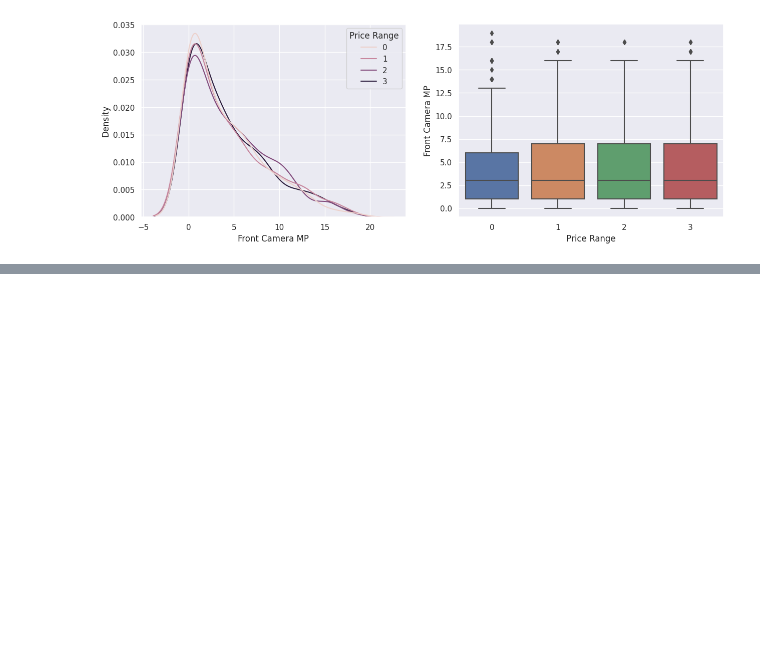
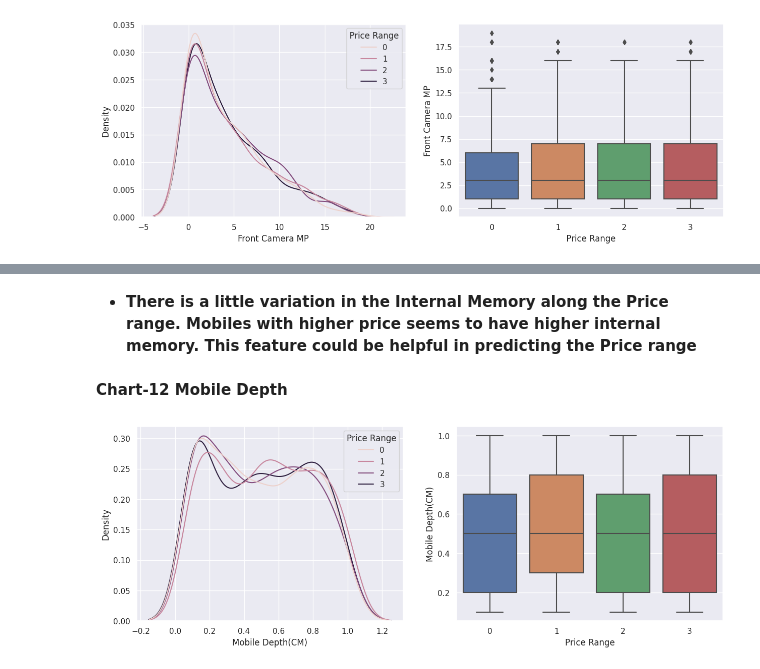
Before and after one commit to atulchune/Mobile-price-range-Prediction, a Jupyter notebook: Mobile_Price_Range_Prediction.ipynb, the cells around one changed output, grey strips where cells are left out. Cells and saved outputs as stored; diff of their text form; code cells hidden in the pictures; blank space fills up the shorter version.

```diff
--- a/Mobile_Price_Range_Prediction.ipynb
+++ b/Mobile_Price_Range_Prediction.ipynb
@@ -573,0 +583,12 @@ Some outliers can also be seen here, we'll deal with them in a different section
+# %% [markdown]
+* **There is a little variation in the Internal Memory along the Price range. Mobiles with higher price seems to have higher internal memory. This feature could be helpful in predicting the Price range**
+# %% [markdown]
+**Chart-12 Mobile Depth**
+# %%
+
+fig, axs = plt.subplots(1,2, figsize=(15,5))
+sns.kdeplot(data=df, x='Mobile Depth(CM)', hue='Price Range', ax=axs[0])
+sns.boxplot(data=df, x='Price Range', y='Mobile Depth(CM)', ax=axs[1])
+plt.show()
+# %% [output]
+[figure, added]
```
Also changed, not shown: parts of 21 cells of this notebook.
